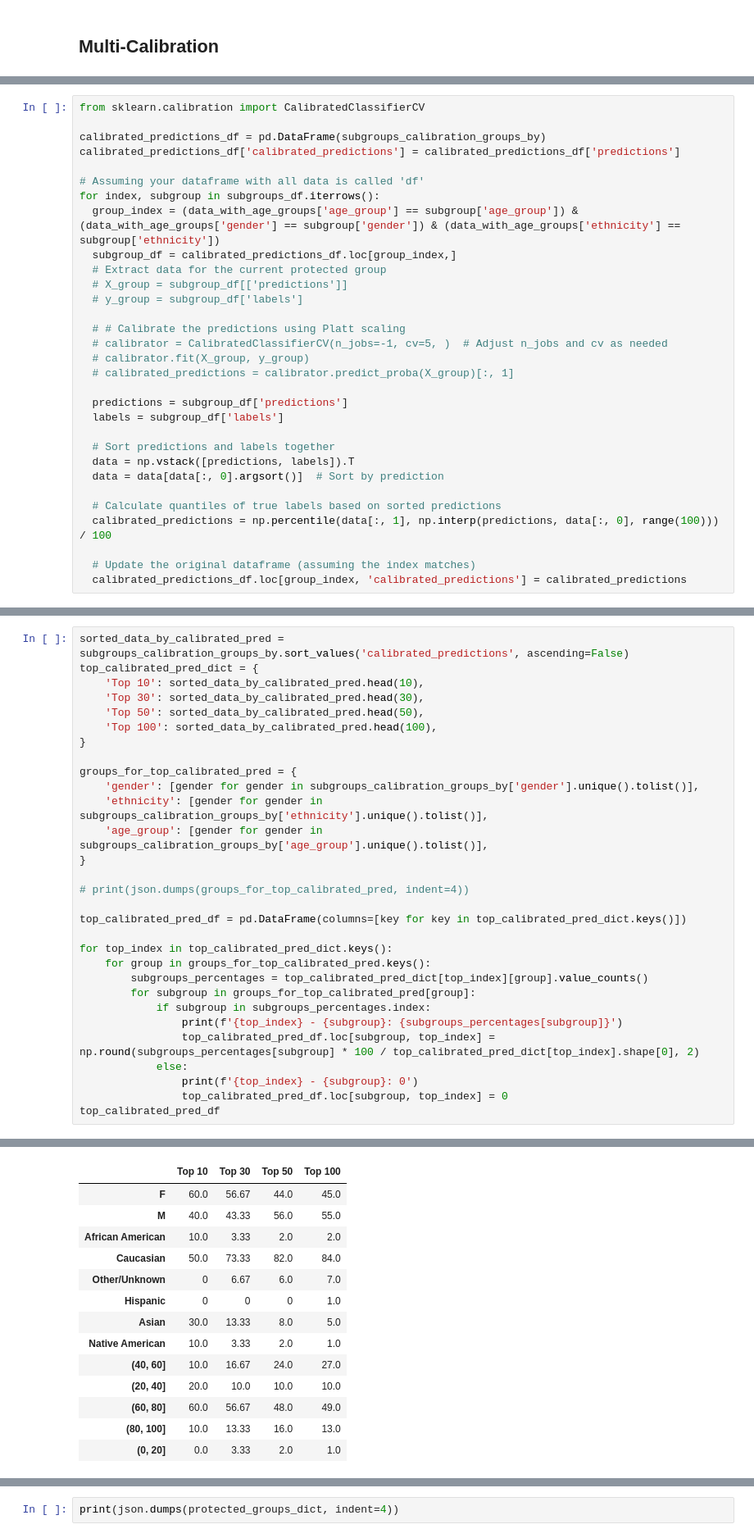
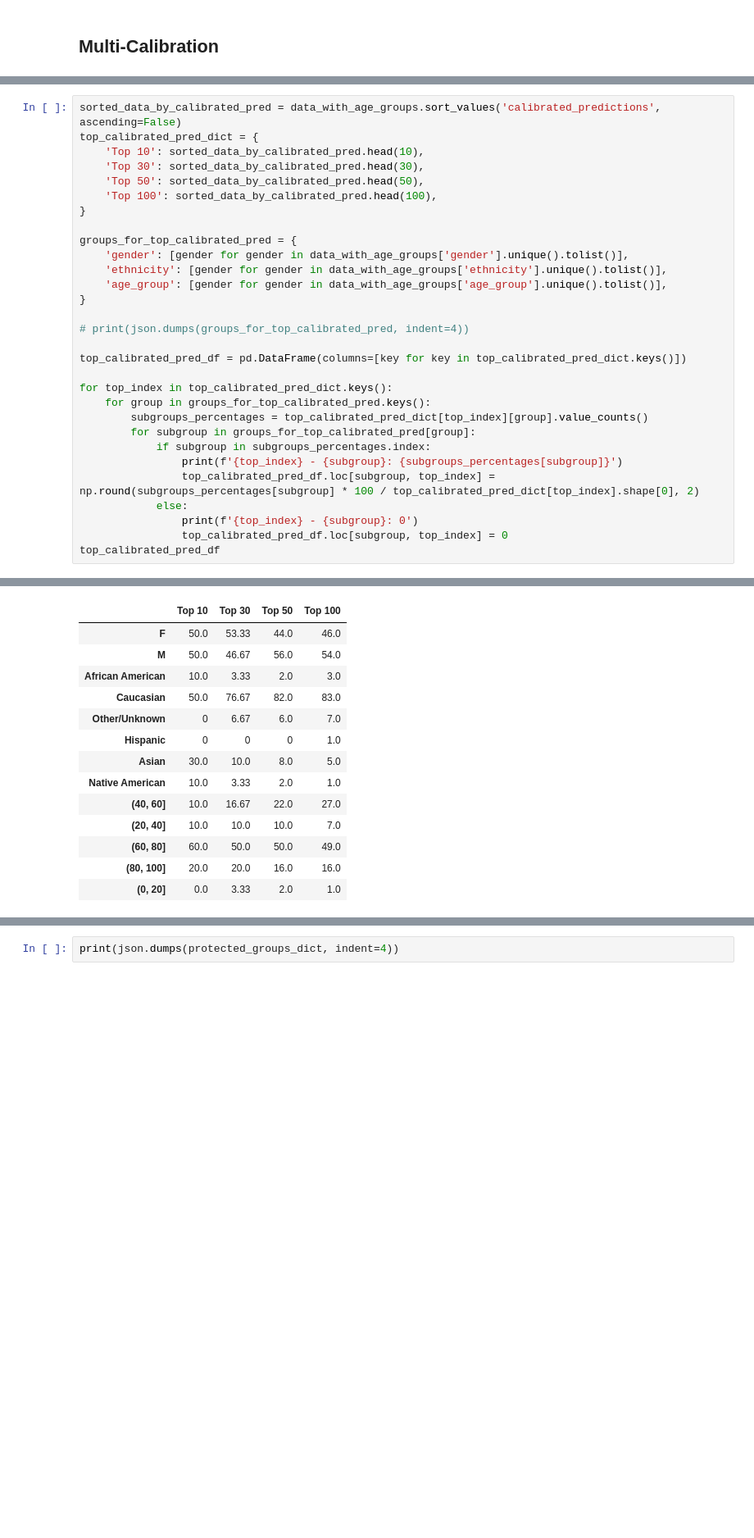
Before and after one commit to ShaniCohen/pred-ICU, a Jupyter notebook: fairness/fairness.ipynb, the cells around one changed output, grey strips where cells are left out. Shown: that part at 82% size. Saved outputs shown, nothing was run; the diff lists cells and outputs as text; blank space fills up the shorter version.

```diff
--- a/fairness/fairness.ipynb
+++ b/fairness/fairness.ipynb
@@ -382,31 +362,0 @@ subgroup: [Interval(0, 20, closed='right') 'F' 'Other/Unknown'], nudge: -0.02585
-# %%
-from sklearn.calibration import CalibratedClassifierCV
-
-calibrated_predictions_df = pd.DataFrame(subgroups_calibration_groups_by)
-calibrated_predictions_df['calibrated_predictions'] = calibrated_predictions_df['predictions']
-
-# Assuming your dataframe with all data is called 'df'
-for index, subgroup in subgroups_df.iterrows():
-  group_index = (data_with_age_groups['age_group'] == subgroup['age_group']) & (data_with_age_groups['gender'] == subgroup['gender']) & (data_with_age_groups['ethnicity'] == subgroup['ethnicity'])
-  subgroup_df = calibrated_predictions_df.loc[group_index,]
-  # Extract data for the current protected group
-  # X_group = subgroup_df[['predictions']]
-  # y_group = subgroup_df['labels']
-
-  # # Calibrate the predictions using Platt scaling
-  # calibrator = CalibratedClassifierCV(n_jobs=-1, cv=5, )  # Adjust n_jobs and cv as needed
-  # calibrator.fit(X_group, y_group)
-  # calibrated_predictions = calibrator.predict_proba(X_group)[:, 1]
-
-  predictions = subgroup_df['predictions']
-  labels = subgroup_df['labels']
-
-  # Sort predictions and labels together
-  data = np.vstack([predictions, labels]).T
-  data = data[data[:, 0].argsort()]  # Sort by prediction
-
-  # Calculate quantiles of true labels based on sorted predictions
-  calibrated_predictions = np.percentile(data[:, 1], np.interp(predictions, data[:, 0], range(100))) / 100
-
-  # Update the original dataframe (assuming the index matches)
-  calibrated_predictions_df.loc[group_index, 'calibrated_predictions'] = calibrated_predictions
@@ -432,5 +387,5 @@ Min calibration: subpopulation - (Interval(80, 100, closed='right'), 'M', 'Nativ
 # %%
-sorted_data_by_calibrated_pred = subgroups_calibration_groups_by.sort_values('calibrated_predictions', ascending=False)
+sorted_data_by_calibrated_pred = data_with_age_groups.sort_values('calibrated_predictions', ascending=False)
 top_calibrated_pred_dict = {
     'Top 10': sorted_data_by_calibrated_pred.head(10),
     'Top 30': sorted_data_by_calibrated_pred.head(30),
@@ -439,9 +394,9 @@ top_calibrated_pred_dict = {
 }
 
 groups_for_top_calibrated_pred = {
-    'gender': [gender for gender in subgroups_calibration_groups_by['gender'].unique().tolist()],
-    'ethnicity': [gender for gender in subgroups_calibration_groups_by['ethnicity'].unique().tolist()],
-    'age_group': [gender for gender in subgroups_calibration_groups_by['age_group'].unique().tolist()],
+    'gender': [gender for gender in data_with_age_groups['gender'].unique().tolist()],
+    'ethnicity': [gender for gender in data_with_age_groups['ethnicity'].unique().tolist()],
+    'age_group': [gender for gender in data_with_age_groups['age_group'].unique().tolist()],
 }
 
 # print(json.dumps(groups_for_top_calibrated_pred, indent=4))
@@ -479,16 +434,16 @@ Top 100 - (80, 100]: 13
 Top 100 - (0, 20]: 1
 |  | Top 10 | Top 30 | Top 50 | Top 100 |
-| F | 60.0 | 56.67 | 44.0 | 45.0 |
-| M | 40.0 | 43.33 | 56.0 | 55.0 |
-| African American | 10.0 | 3.33 | 2.0 | 2.0 |
-| Caucasian | 50.0 | 73.33 | 82.0 | 84.0 |
+| F | 50.0 | 53.33 | 44.0 | 46.0 |
+| M | 50.0 | 46.67 | 56.0 | 54.0 |
+| African American | 10.0 | 3.33 | 2.0 | 3.0 |
+| Caucasian | 50.0 | 76.67 | 82.0 | 83.0 |
 | Other/Unknown | 0 | 6.67 | 6.0 | 7.0 |
 | Hispanic | 0 | 0 | 0 | 1.0 |
-| Asian | 30.0 | 13.33 | 8.0 | 5.0 |
+| Asian | 30.0 | 10.0 | 8.0 | 5.0 |
 | Native American | 10.0 | 3.33 | 2.0 | 1.0 |
-| (40, 60] | 10.0 | 16.67 | 24.0 | 27.0 |
-| (20, 40] | 20.0 | 10.0 | 10.0 | 10.0 |
-| (60, 80] | 60.0 | 56.67 | 48.0 | 49.0 |
-| (80, 100] | 10.0 | 13.33 | 16.0 | 13.0 |
+| (40, 60] | 10.0 | 16.67 | 22.0 | 27.0 |
+| (20, 40] | 10.0 | 10.0 | 10.0 | 7.0 |
+| (60, 80] | 60.0 | 50.0 | 50.0 | 49.0 |
+| (80, 100] | 20.0 | 20.0 | 16.0 | 16.0 |
 | (0, 20] | 0.0 | 3.33 | 2.0 | 1.0 |
 # %%
```
Also changed, not shown: parts of 16 cells of this notebook.
